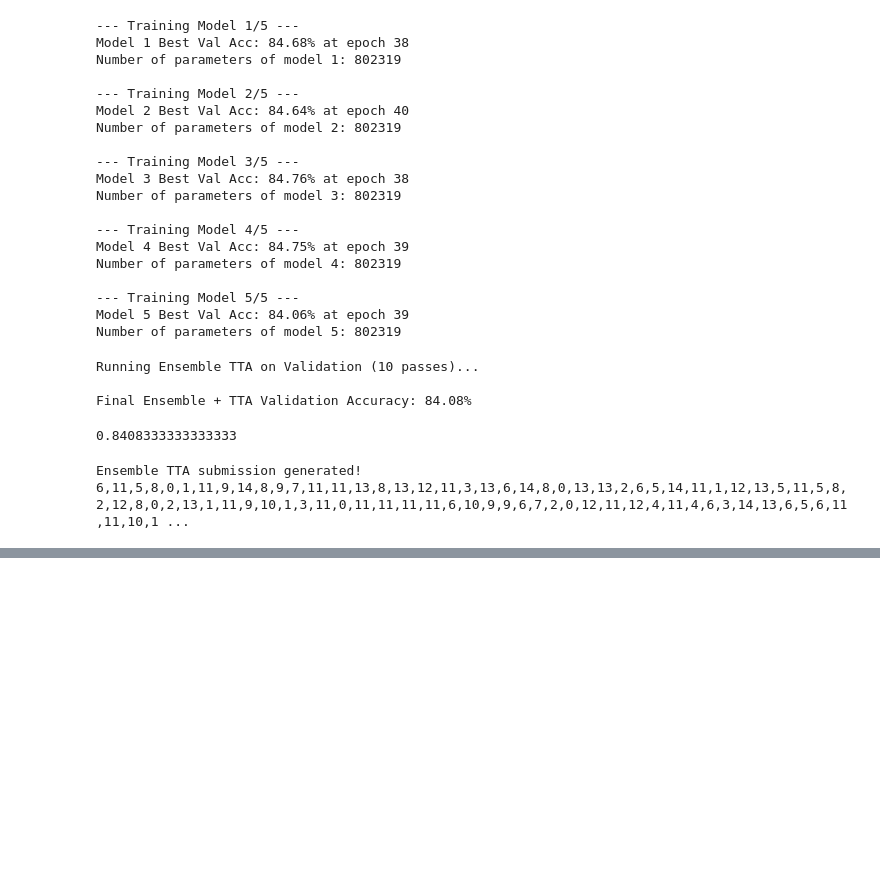
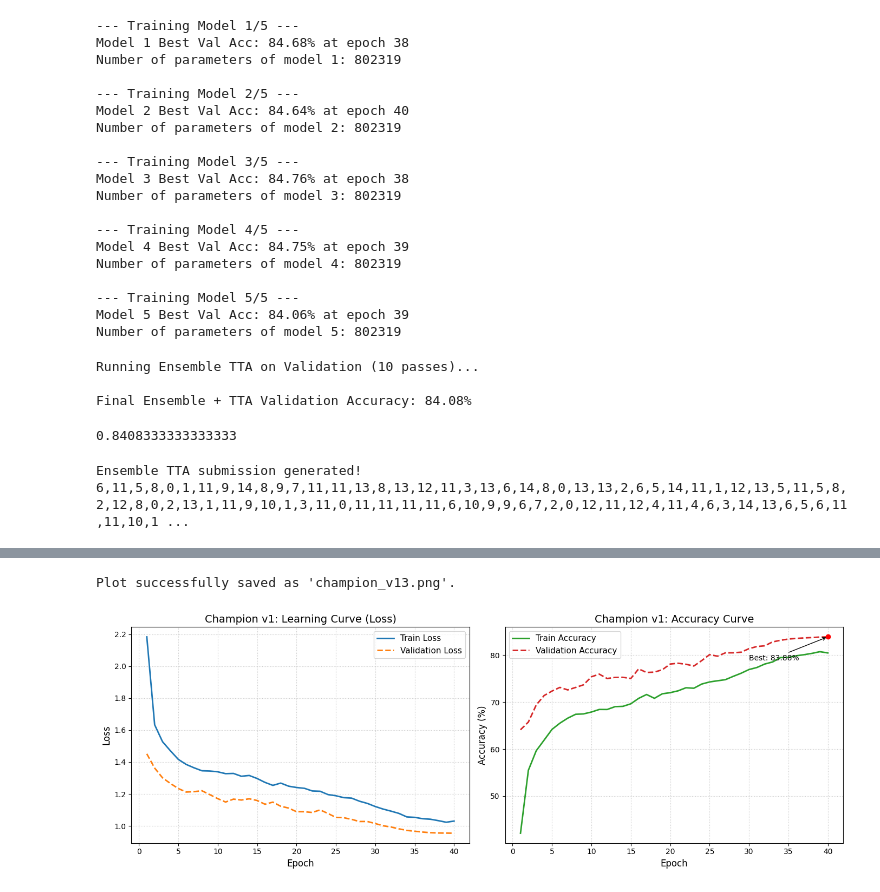
Before and after one commit to AmmarAsdaque/AI600-Assignment2, a Jupyter notebook: AI600_Assignment_2.ipynb, the cells around one changed output, grey strips where cells are left out. Drawn from its saved outputs; the diff is of its cells as text; code cells hidden in the pictures; blank space fills up the shorter version.

```diff
--- a/AI600_Assignment_2.ipynb
+++ b/AI600_Assignment_2.ipynb
@@ -1964,0 +2494,67 @@ Ensemble TTA submission generated!
+# %%
+import matplotlib.pyplot as plt
+
+# Extracted metrics for the 83.88% Champion run
+epochs = list(range(1, 41))
+
+train_loss = [2.1834, 1.6328, 1.5271, 1.4704, 1.4167, 1.3851, 1.3639, 1.3454, 1.3439, 1.3390,
+              1.3273, 1.3287, 1.3111, 1.3160, 1.2971, 1.2728, 1.2540, 1.2684, 1.2490, 1.2407,
+              1.2358, 1.2191, 1.2172, 1.1963, 1.1891, 1.1772, 1.1742, 1.1548, 1.1411, 1.1216,
+              1.1056, 1.0928, 1.0786, 1.0567, 1.0539, 1.0455, 1.0421, 1.0333, 1.0233, 1.0306]
+
+val_loss = [1.4514, 1.3623, 1.3011, 1.2660, 1.2342, 1.2123, 1.2148, 1.2204, 1.1959, 1.1712,
+            1.1497, 1.1680, 1.1624, 1.1700, 1.1595, 1.1360, 1.1491, 1.1233, 1.1119, 1.0894,
+            1.0892, 1.0844, 1.1008, 1.0780, 1.0538, 1.0518, 1.0411, 1.0279, 1.0280, 1.0152,
+            1.0011, 0.9934, 0.9821, 0.9723, 0.9669, 0.9619, 0.9580, 0.9560, 0.9553, 0.9546]
+
+train_acc = [42.11, 55.50, 59.66, 61.92, 64.20, 65.52, 66.59, 67.41, 67.49, 67.89,
+             68.44, 68.43, 69.03, 69.10, 69.64, 70.80, 71.62, 70.81, 71.77, 72.01,
+             72.40, 73.05, 72.95, 73.84, 74.29, 74.54, 74.77, 75.48, 76.14, 76.93,
+             77.36, 78.10, 78.54, 79.47, 79.50, 79.85, 80.09, 80.37, 80.73, 80.46]
+
+val_acc = [64.12, 65.76, 69.39, 71.40, 72.35, 73.13, 72.59, 73.12, 73.68, 75.39,
+           75.95, 75.02, 75.26, 75.28, 75.02, 77.07, 76.30, 76.38, 76.89, 78.10,
+           78.27, 78.05, 77.68, 78.83, 80.10, 79.77, 80.48, 80.49, 80.62, 81.37,
+           81.82, 81.98, 82.81, 83.15, 83.42, 83.54, 83.66, 83.73, 83.84, 83.88]
+
+# Create the figure and subplots
+fig, (ax1, ax2) = plt.subplots(1, 2, figsize=(14, 5))
+
+# Plot 1: Loss Curve
+ax1.plot(epochs, train_loss, label='Train Loss', color='tab:blue', linewidth=2)
+ax1.plot(epochs, val_loss, label='Validation Loss', color='tab:orange', linewidth=2, linestyle='--')
+ax1.set_title('Champion v1: Learning Curve (Loss)', fontsize=14)
+ax1.set_xlabel('Epoch', fontsize=12)
+ax1.set_ylabel('Loss', fontsize=12)
+ax1.legend(fontsize=11)
+ax1.grid(True, linestyle=':', alpha=0.7)
+
+# Plot 2: Accuracy Curve
+ax2.plot(epochs, train_acc, label='Train Accuracy', color='tab:green', linewidth=2)
+ax2.plot(epochs, val_acc, label='Validation Accuracy', color='tab:red', linewidth=2, linestyle='--')
+ax2.set_title('Champion v1: Accuracy Curve', fontsize=14)
+ax2.set_xlabel('Epoch', fontsize=12)
+ax2.set_ylabel('Accuracy (%)', fontsize=12)
+ax2.legend(fontsize=11)
+ax2.grid(True, linestyle=':', alpha=0.7)
+
+# Highlight the best epoch (Epoch 40)
+best_epoch = 40
+best_acc = 83.88
+ax2.scatter(best_epoch, best_acc, color='red', zorder=5)
+ax2.annotate(f'Best: {best_acc}%',
+             xy=(best_epoch, best_acc),
+             xytext=(best_epoch - 10, best_acc - 5),
+             arrowprops=dict(facecolor='black', arrowstyle='->'),
+             fontsize=10)
+
+# Adjust layout and save the image
+plt.tight_layout()
+plt.savefig('champion_v13.pdf', dpi=300, bbox_inches='tight')
+print("Plot successfully saved as 'champion_v13.png'.")
+
+# Display the plot
+plt.show()
+# %% [output]
+Plot successfully saved as 'champion_v13.png'.
+[figure, added]
```
Also changed, not shown: parts of 39 cells of this notebook, 2 other files.
